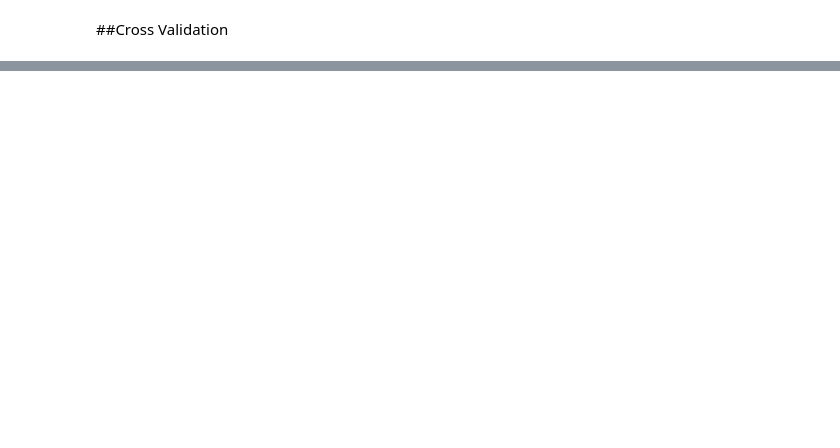
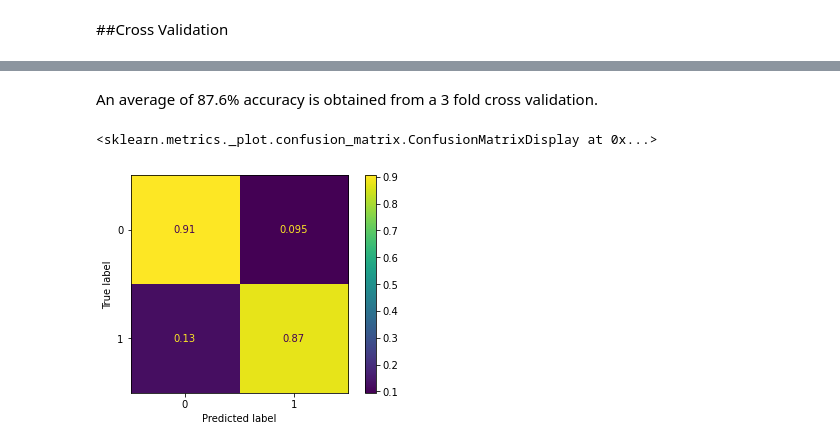
Before and after one commit to akash711/Telecom-Churn-Prediction-, a Jupyter notebook: Churn_Prediction.ipynb, the cells around one changed output, grey strips where cells are left out. Drawn from its saved outputs; the diff is of its cells as text; code cells hidden in the pictures; blank space fills up the shorter version.

```diff
--- a/Churn_Prediction.ipynb
+++ b/Churn_Prediction.ipynb
@@ -477,0 +480,8 @@ CV accuracy Scores(SVM): [0.87245787 0.85996514 0.88814643]
+# %% [markdown]
+An average of 87.6% accuracy is obtained from a 3 fold cross validation.
+# %%
+from sklearn.metrics import plot_confusion_matrix
+plot_confusion_matrix(svc, X_test, y_test, normalize='true')
+# %% [output]
+<sklearn.metrics._plot.confusion_matrix.ConfusionMatrixDisplay at 0x...>
+[figure, added]
```
Also changed, not shown: parts of 14 cells of this notebook.
